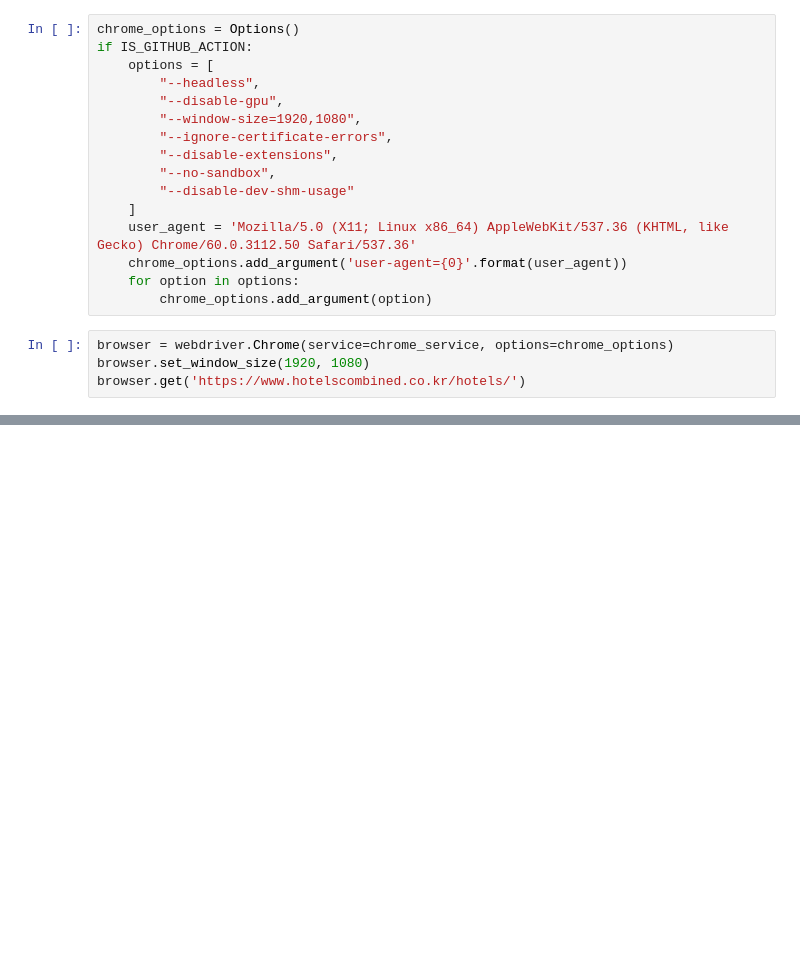
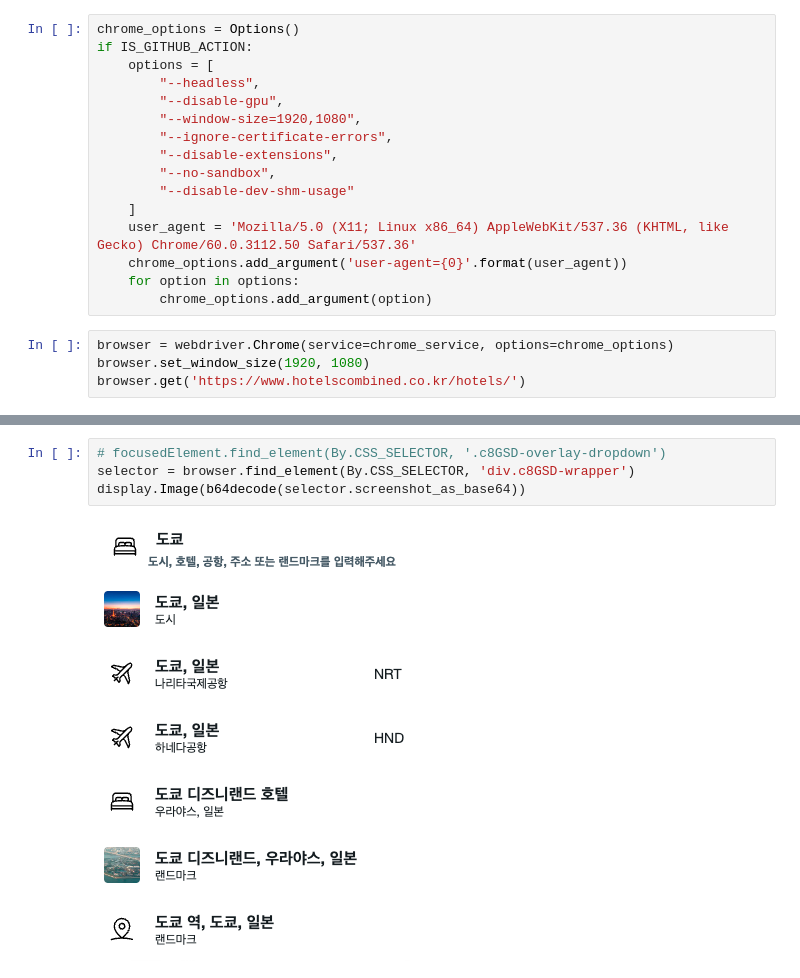
Before and after one commit to wjsrkdgus/JKH, a Jupyter notebook: Hotels combine crawler.ipynb, the cells around one changed output, grey strips where cells are left out. Drawn from its saved outputs; the diff is of its cells as text; blank space fills up the shorter version.

```diff
--- a/Hotels combine crawler.ipynb
+++ b/Hotels combine crawler.ipynb
@@ -96,0 +111,6 @@ browser.get('https://www.hotelscombined.co.kr/hotels/')
+# %%
+# focusedElement.find_element(By.CSS_SELECTOR, '.c8GSD-overlay-dropdown')
+selector = browser.find_element(By.CSS_SELECTOR, 'div.c8GSD-wrapper')
+display.Image(b64decode(selector.screenshot_as_base64))
+# %% [output]
+[figure, added]
```
Also changed, not shown: parts of 14 cells of this notebook, 11 other files.
